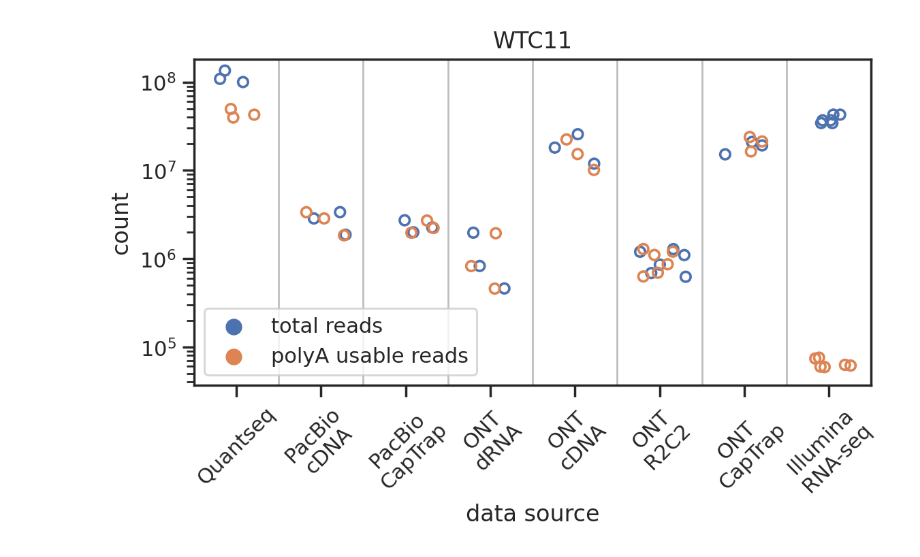
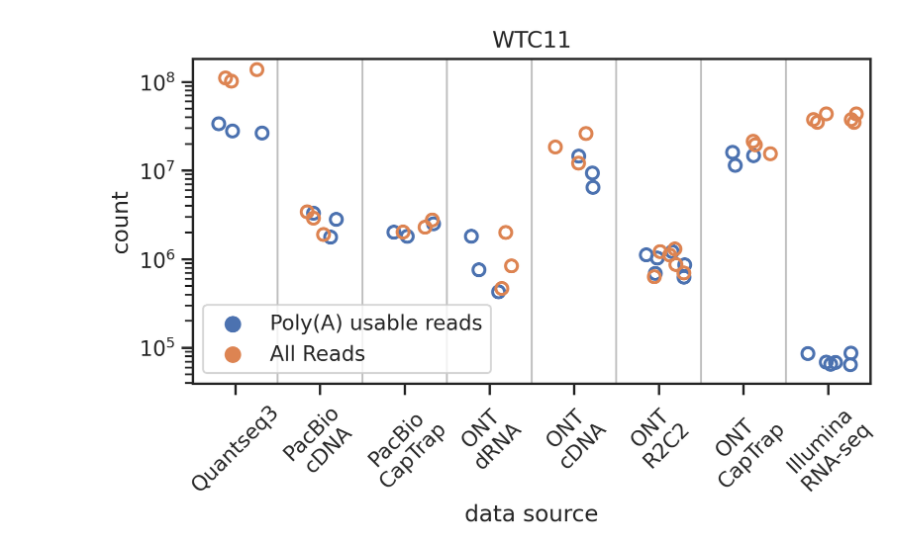
Before and after one commit to mortazavilab/lapa, a Jupyter notebook: workflow/plot/read_nums_datasets.ipynb, the cells around one changed output. Saved outputs shown, nothing was run; the diff lists cells and outputs as text; code cells hidden in the pictures.

Commit message:
figures update

```diff
--- a/workflow/plot/read_nums_datasets.ipynb
+++ b/workflow/plot/read_nums_datasets.ipynb
@@ -21,7 +21,5 @@ import matplotlib.pyplot as plt
 import seaborn as sns
 
 sns.set_theme(style="ticks")
-# %%
-df_lrgasp = snakemake.params['df_lrgasp'].set_index('file_acc')
 # %%
 rows = list()
@@ -60,32 +26,35 @@ for i in snakemake.input['short_bam']:
-# %%
-for i in snakemake.input['quantseq_fastq']:
-    rows.append({
-        'data source': "Quantseq",
-        'count': int(open(i).read()),
-        'read': 'total reads'
-    })
-
-for i in snakemake.input['quantseq_bam']:
-    rows.append({
-        'data source': "Quantseq",
-        'count': int(open(i).read()),
-        'read': 'polyA usable reads'
-    })
+# %%
+for source, count_txts in snakemake.input.items():
+    for txt in count_txts:
+
+        data_source = '\n'.join(source.split('_')[:-1])
+
+        if data_source == 'quantseq':
+            data_source = 'Quantseq3'
+
+        if data_source == 'short':
+            data_source = 'Illumina\nRNA-seq'
+
+        rows.append({
+            'data source': data_source,
+            'count': int(open(txt).read()),
+            'read': 'Poly(A) usable reads' if source.endswith('_bam') else 'All Reads'
+        })
 # %%
 df = pd.DataFrame(rows).sort_values(['data source', 'read'], ascending=False)
 # %%
-plt.figure(figsize=(6, 4), dpi=200)
+plt.figure(figsize=(6, 4), dpi=300)
 plt.title('WTC11')
 ax = sns.stripplot(x='data source', y="count", hue="read",
-                   data=df, s=10, marker="$\circ$", jitter=0.3)
+                   data=df, s=12, marker="$\circ$", jitter=0.3)
 plt.yscale('log')
 plt.xticks(rotation=45)
 plt.legend(title='')
 
 for i in range(len(set(df['data source'])) - 1):
     ax.axvline(i + 0.5, color='grey', lw=1, alpha=0.5)
 
 plt.tight_layout()
 plt.savefig(snakemake.output['read_nums'], bbox_inches = "tight")
 # %% [output]
-[figure, old version]
+[figure, new version]
```
Also changed, not shown: parts of 5 cells of this notebook, 20 other files.
